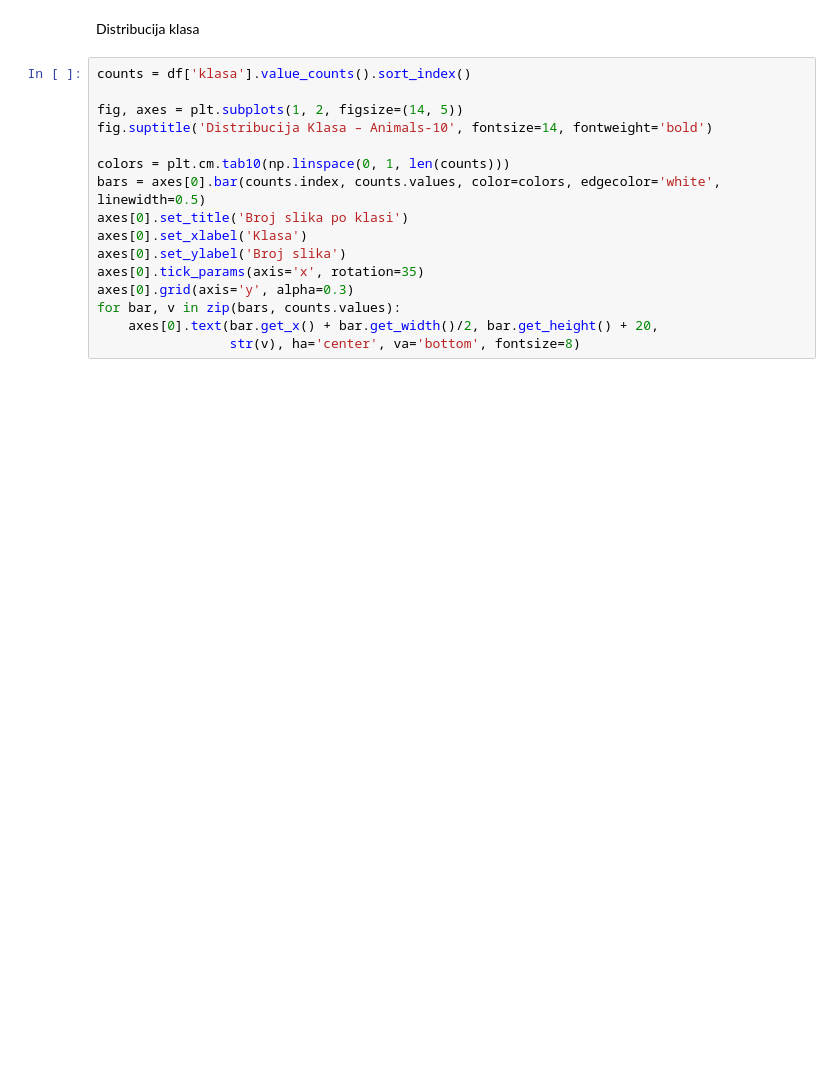
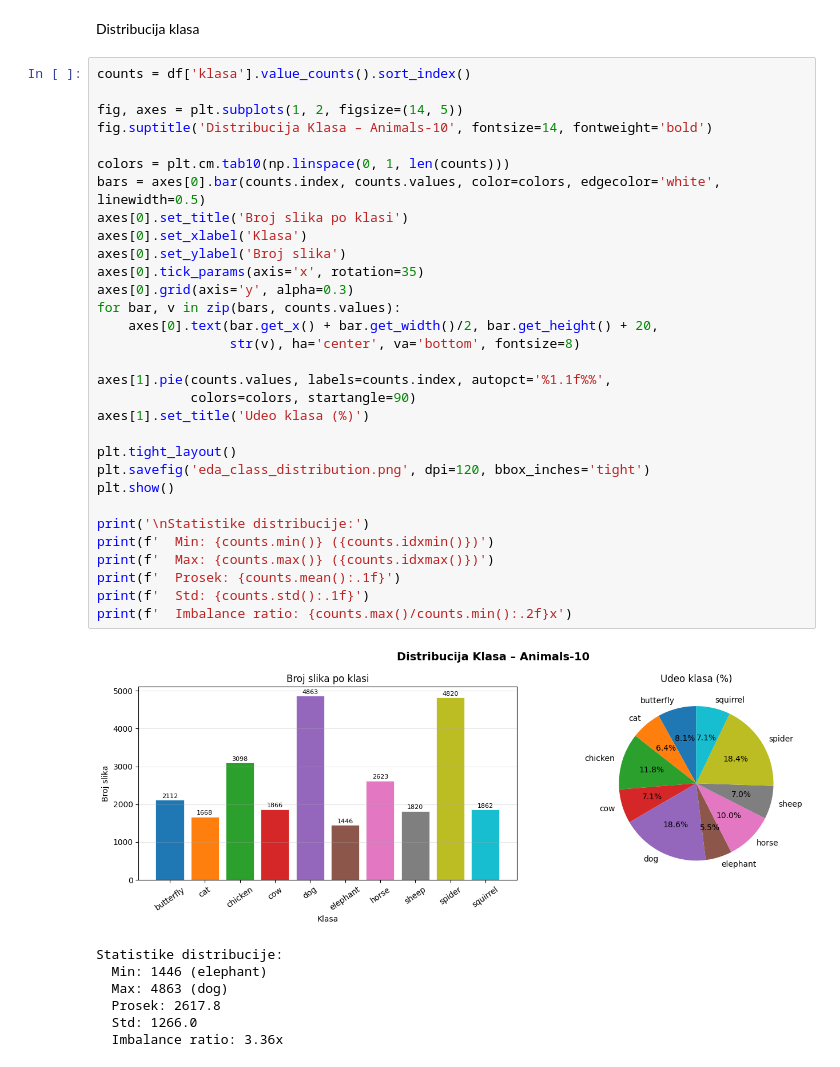
Before and after one commit to predrag002/Animals, a Jupyter notebook: analiza.ipynb, the cells around one changed output. Saved outputs shown, nothing was run; the diff lists cells and outputs as text; blank space fills up the shorter version.

Commit message:
Dodavanje pie charta za udeo klasa i dodavnja statistike distribucije.

```diff
--- a/analiza.ipynb
+++ b/analiza.ipynb
@@ -109,16 +109,39 @@ Distribucija klasa
 # %%
 counts = df['klasa'].value_counts().sort_index()
 
 fig, axes = plt.subplots(1, 2, figsize=(14, 5))
 fig.suptitle('Distribucija Klasa – Animals-10', fontsize=14, fontweight='bold')
 
 colors = plt.cm.tab10(np.linspace(0, 1, len(counts)))
 bars = axes[0].bar(counts.index, counts.values, color=colors, edgecolor='white', linewidth=0.5)
 axes[0].set_title('Broj slika po klasi')
 axes[0].set_xlabel('Klasa')
 axes[0].set_ylabel('Broj slika')
 axes[0].tick_params(axis='x', rotation=35)
 axes[0].grid(axis='y', alpha=0.3)
 for bar, v in zip(bars, counts.values):
     axes[0].text(bar.get_x() + bar.get_width()/2, bar.get_height() + 20,
                  str(v), ha='center', va='bottom', fontsize=8)
+
+axes[1].pie(counts.values, labels=counts.index, autopct='%1.1f%%',
+            colors=colors, startangle=90)
+axes[1].set_title('Udeo klasa (%)')
+
+plt.tight_layout()
+plt.savefig('eda_class_distribution.png', dpi=120, bbox_inches='tight')
+plt.show()
+
+print('\nStatistike distribucije:')
+print(f'  Min: {counts.min()} ({counts.idxmin()})')
+print(f'  Max: {counts.max()} ({counts.idxmax()})')
+print(f'  Prosek: {counts.mean():.1f}')
+print(f'  Std: {counts.std():.1f}')
+print(f'  Imbalance ratio: {counts.max()/counts.min():.2f}x')
+# %% [output]
+[figure, added]
+Statistike distribucije:
+  Min: 1446 (elephant)
+  Max: 4863 (dog)
+  Prosek: 2617.8
+  Std: 1266.0
+  Imbalance ratio: 3.36x
```
